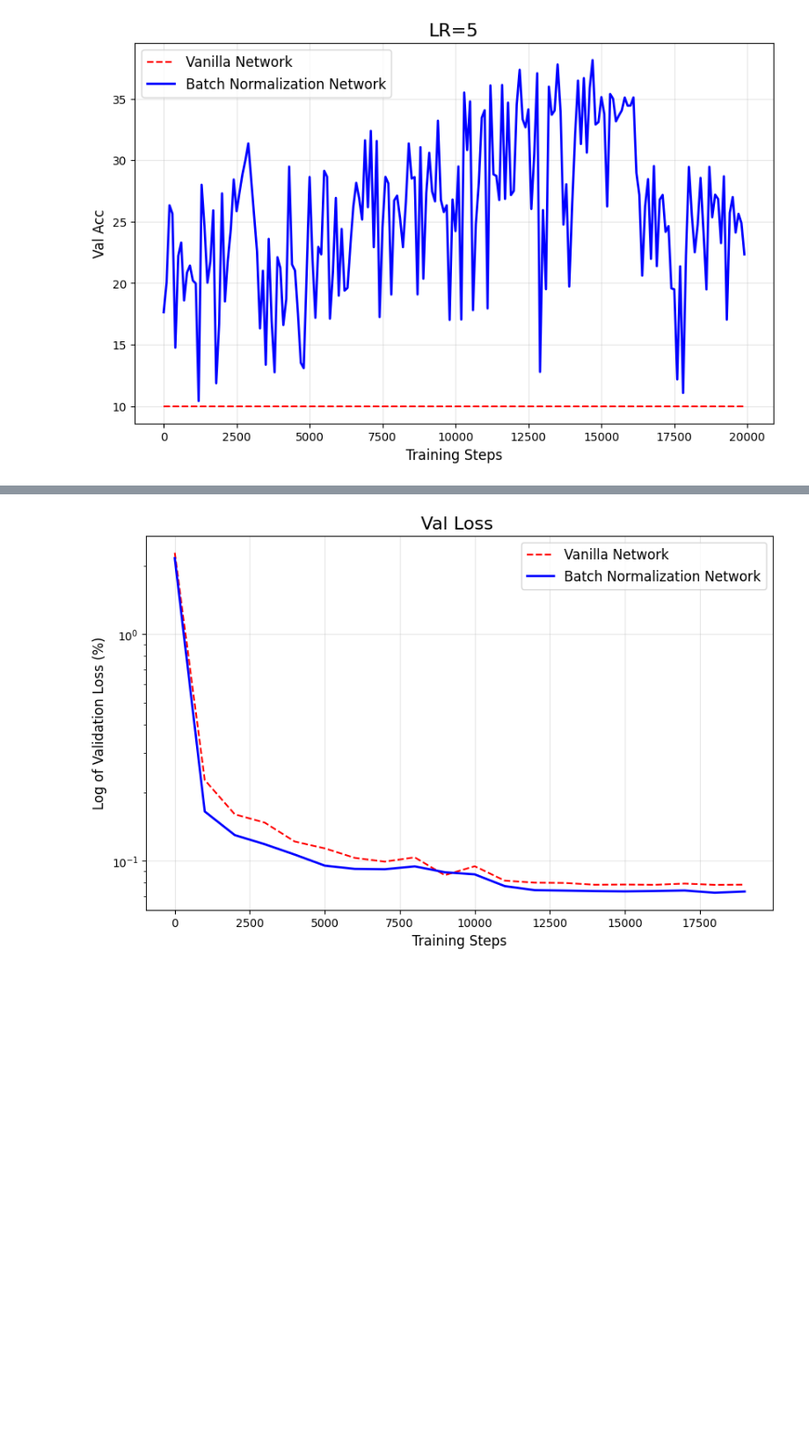
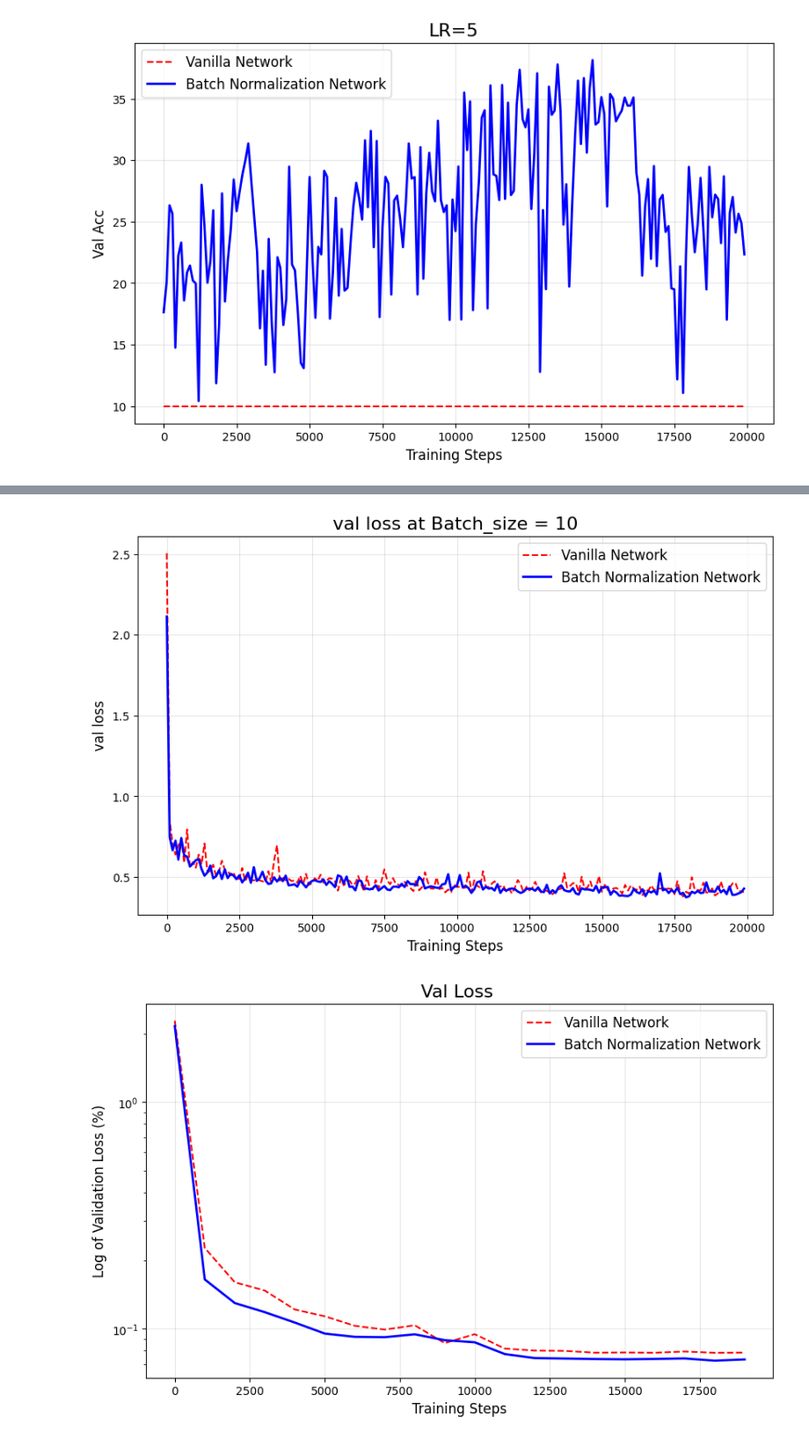
Before and after one commit to Adieltheanalyst/relearning_ml_materials, a Jupyter notebook: testing_batchnormalization.ipynb, the cells around one changed output, grey strips where cells are left out. Shown at 88% size. Saved outputs shown, nothing was run; the diff lists cells and outputs as text; code cells hidden in the pictures; blank space fills up the shorter version.

```diff
--- a/testing_batchnormalization.ipynb
+++ b/testing_batchnormalization.ipynb
@@ -459,3 +488,12 @@ plot_experiments(steps_vanilla=big_lr_vanilla_history["steps"]
+# %%
+plot_experiments(steps_vanilla=small_batchsize_vanilla_history["steps"]
+                 ,val_loss_or_acc_van=small_batchsize_vanilla_history["val_loss"],
+                 steps_bn=small_batchsize_bn_history["steps"],
+                 val_loss_acc_bn=small_batchsize_bn_history["val_loss"],
+                 title=" val loss at Batch_size = 10 ",
+                 ylabel="val loss",log=False)
+# %% [output]
+[figure, added]
 # %%
 plt.figure(figsize=(10,6))
 
```
Also changed, not shown: parts of 3 cells of this notebook.
